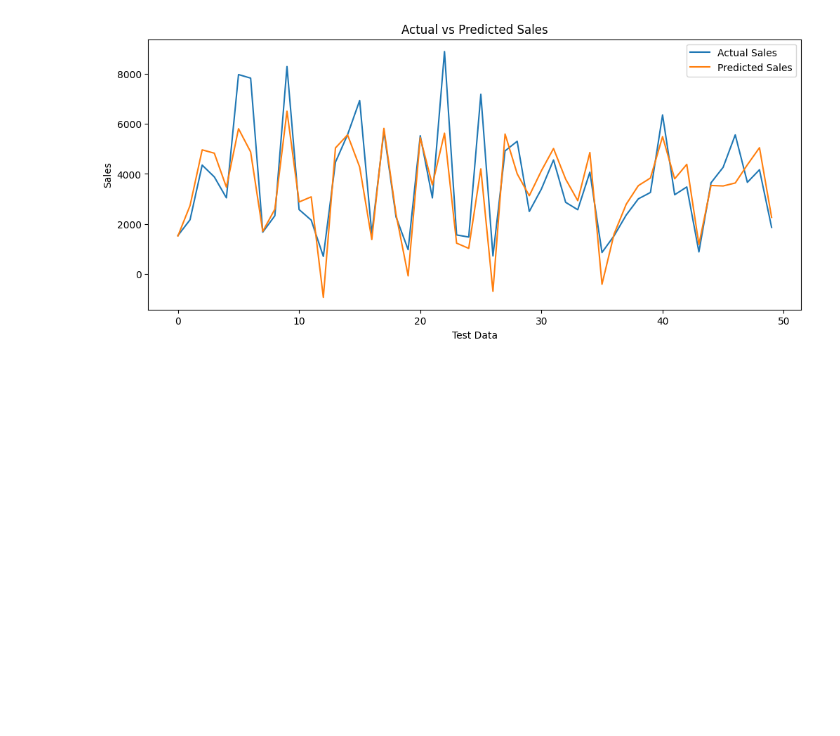
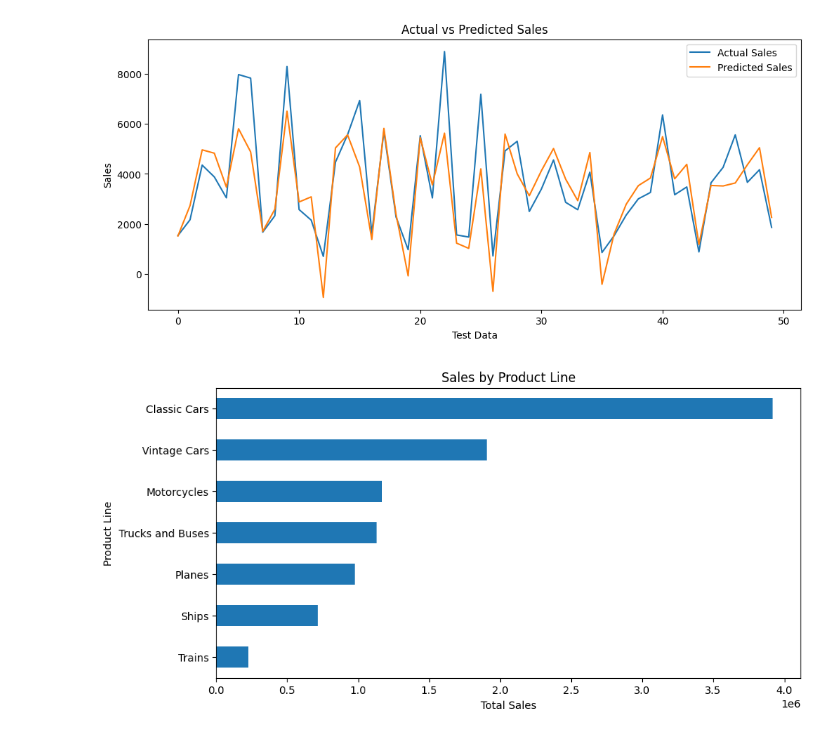
Before and after one commit to VadaboinaSowjanya/FUTURE_ML_01, a Jupyter notebook: notebook/sales_forecasting.ipynb, the cells around one changed output. Saved outputs shown, nothing was run; the diff lists cells and outputs as text; code cells hidden in the pictures; blank space fills up the shorter version.

Commit message:
Added EDA charts and improved sales forecasting project

```diff
--- a/notebook/sales_forecasting.ipynb
+++ b/notebook/sales_forecasting.ipynb
@@ -200,3 +200,16 @@ plt.legend()
 plt.show()
 # %% [output]
 [figure]
+# %%
+product_sales = df.groupby('PRODUCTLINE')['SALES'].sum().sort_values()
+
+plt.figure(figsize=(10,5))
+product_sales.plot(kind='barh')
+
+plt.title("Sales by Product Line")
+plt.xlabel("Total Sales")
+plt.ylabel("Product Line")
+
+plt.show()
+# %% [output]
+[figure, added]
```
Also changed, not shown: parts of 3 cells of this notebook, 6 other files.
